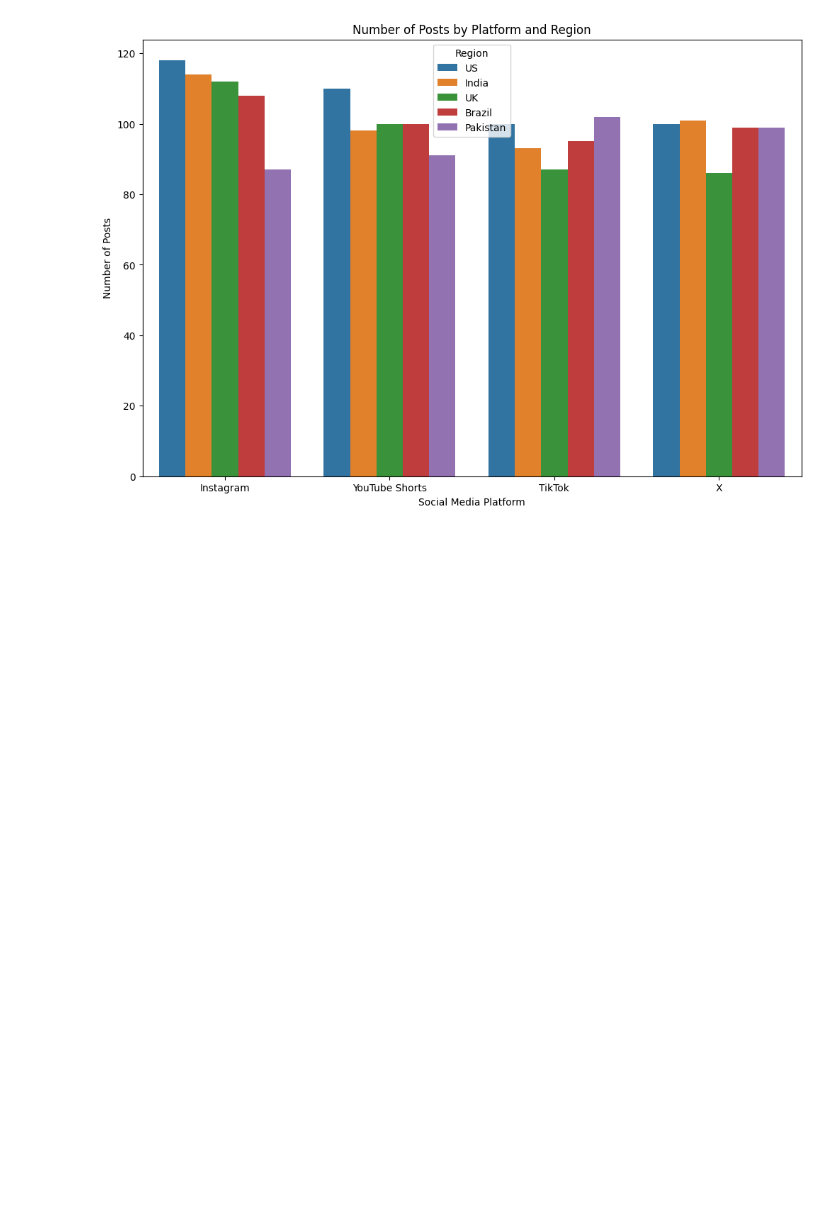
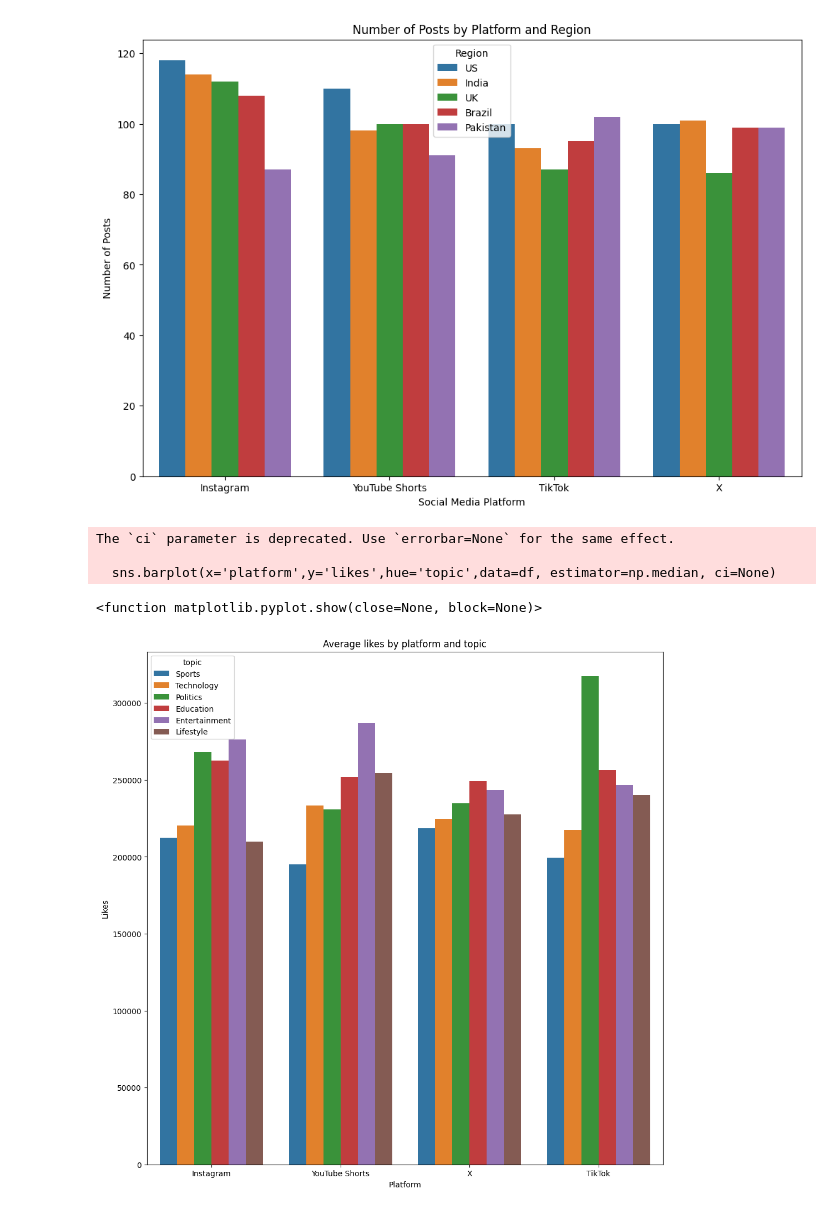
Before and after one commit to mayurimamdi/SocialMediaEDAandAnalysis, a Jupyter notebook: notebooks/EDA.ipynb, the cells around one changed output. Cells and saved outputs as stored; diff of their text form; code cells hidden in the pictures; blank space fills up the shorter version.

```diff
--- a/notebooks/EDA.ipynb
+++ b/notebooks/EDA.ipynb
@@ -337,3 +337,16 @@ plt.legend(title="Region")
 plt.show()
 # %% [output]
 [figure]
+# %%
+plt.figure(figsize=(12,12))
+sns.barplot(x='platform',y='likes',hue='topic',data=df, estimator=np.median, ci=None)
+plt.title("Average likes by platform and topic")
+plt.xlabel("Platform")
+plt.ylabel("Likes")
+plt.show
+# %% [output]
+The `ci` parameter is deprecated. Use `errorbar=None` for the same effect.
+
+  sns.barplot(x='platform',y='likes',hue='topic',data=df, estimator=np.median, ci=None)
+<function matplotlib.pyplot.show(close=None, block=None)>
+[figure, added]
```
Also changed, not shown: parts of 3 cells of this notebook.
